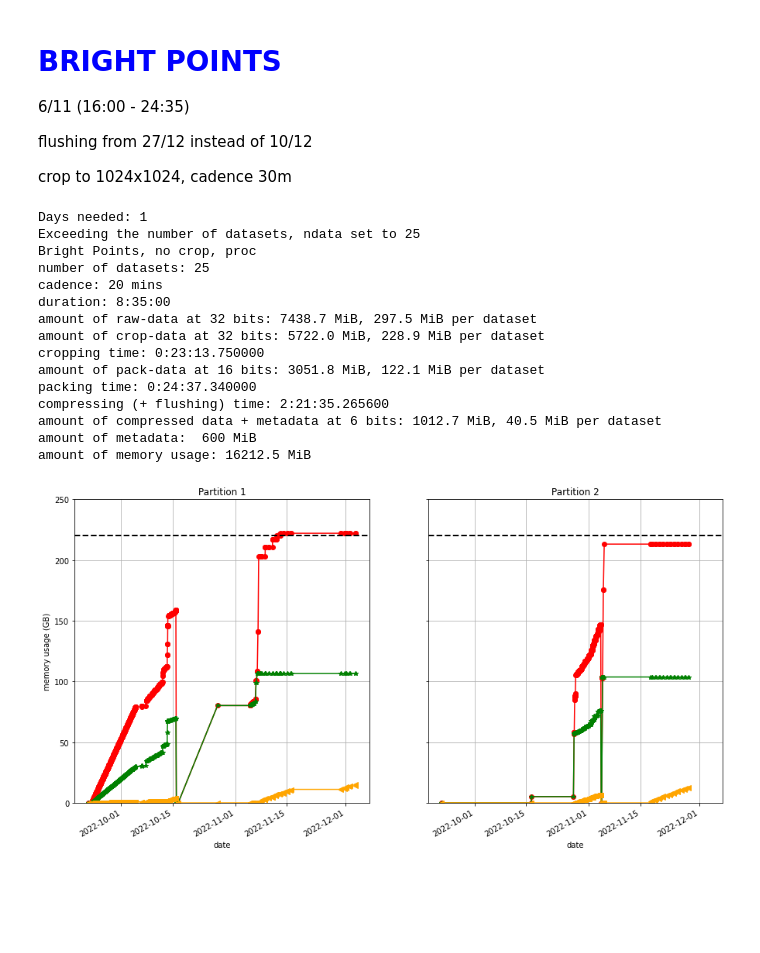
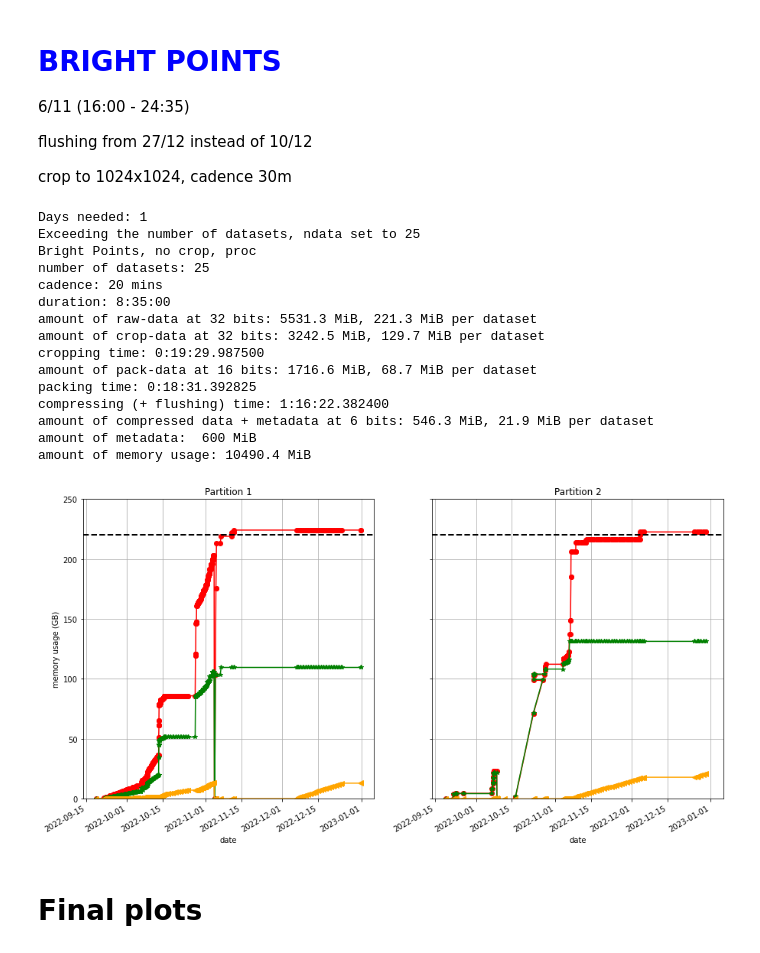
Before and after one commit to dcalc/PHI_TMtool, a Jupyter notebook: NMP1_RSW456_new.ipynb, the cells around one changed output. Cells and saved outputs as stored; diff of their text form; code cells hidden in the pictures; blank space fills up the shorter version.

```diff
--- a/NMP1_RSW456_new.ipynb
+++ b/NMP1_RSW456_new.ipynb
@@ -192 +276,5 @@ TF = 0 # time for flushing
+# %%
+PHI = PHI_MEMORY(DT(2022,9,19,0,0,0))
+
+max_flush = 700
 # %% [markdown]
@@ -816,10 +1012,10 @@ crop 1536x1536
 # %%
 t0 = DT.fromisoformat('2022-10-29T22:00:00')
 t1 = DT.fromisoformat('2022-10-30T00:00:00')
-i = 2
+i = 1
 crop = 1536
 
-ARH = PHI_MODE('HRT')
+ARH = PHI_MODE('FDT')
 kw = ARH.observation(t0,t1,cadence=60,shape=(2048,crop,4,6)); PHI.saving(i,**kw)
 kw = ARH.cropping(kw['end'],[crop,crop],ndata=-1,level='raw'); PHI.saving(i,**kw)
 kw = ARH.packing(kw['end'],ndata=2,level='raw.crop',); PHI.saving(i,**kw)
@@ -1008,23 +1214,20 @@ crop to 1408x1408
 # %%
 t0 = DT.fromisoformat('2022-11-06T04:30:00')
 t1 = DT.fromisoformat('2022-11-06T11:30:00')
-i = 1
+i = 2
 crop = 1408
 
-ARH = PHI_MODE('HRT')
-kw = ARH.observation(t0,t1,cadence=60,shape=(2048,crop,4,6)); PHI.saving(i,**kw)
-# kw = ARH.packing(kw['end'],ndata=-1,level='raw',); PHI.saving(i,**kw)
-# kw = ARH.compressing(kw['end'],ndata=-1,nbits=6,level='raw.pack'); PHI.saving(i,**kw)
+ARS2 = PHI_MODE('HRT')
+kw = ARS2.observation(t0,t1,cadence=60,shape=(2048,crop,4,6)); PHI.saving(i,**kw)
+# kw = ARS2.packing(kw['end'],ndata=-1,level='raw',); PHI.saving(i,**kw)
+# kw = ARS2.compressing(kw['end'],ndata=-1,nbits=6,level='raw.pack'); PHI.saving(i,**kw)
 
-kw = ARH.cropping(DT(2022,11,13,3,0,0),[crop,crop],ndata=-1,level='raw'); PHI.saving(i,**kw)
-kw = ARH.packing(DT(2022,11,13,5,0,0),ndata=-1,level='raw.crop',); PHI.saving(i,**kw)
-kw = ARH.compressing(DT(tF.year,tF.month,tF.day,17,0,0),ndata=-1,nbits=6,level='raw.pack'); PHI.saving(i,**kw)
-tF = ARH.compr.pack.end + TD(days=1)
+kw = ARS2.cropping(DT(2022,11,13,3,0,0),[crop,crop],ndata=-1,level='raw'); PHI.saving(i,**kw)
+kw = ARS2.packing(DT(2022,11,13,5,0,0),ndata=-1,level='raw.crop',); PHI.saving(i,**kw)
+kw = ARS2.compressing(DT(tF.year,tF.month,tF.day,17,0,0),ndata=-1,nbits=6,level='raw.pack'); PHI.saving(i,**kw)
+tF = ARS2.compr.pack.end + TD(days=1)
 
-TK += (ARH.raw.pack.end - ARH.raw.pack.start).total_seconds()/60/60
-TF += (ARH.compr.pack.end - ARH.compr.pack.start).total_seconds()/60/60
-
-printp(ARH,label='AR_SUSANNA 2, no crop, raw')
+printp(ARS2,label='AR_SUSANNA 2, no crop, raw')
 plot_tot(PHI,ylim=(0,250),time_ord=True)
 # %% [output]
 AR_SUSANNA 2, no crop, raw
@@ -1050,7 +1253,7 @@ flushing from 24/12 instead of 7/12
 # %%
 t0 = DT.fromisoformat('2022-11-06T11:30:00')
 # t1 = t0 + TD(minutes=175) #36 datasets
-i = 1
+i = 2
 
 CM = PHI_MODE('HRT')
 kw = CM.observation(t0,36,cadence=7,shape=(2048,2048,4,6)); PHI.saving(i,**kw)
@@ -1058,11 +1261,8 @@ kw = CM.observation(t0,36,cadence=7,shape=(2048,2048,4,6)); PHI.saving(i,**kw)
 # kw = CM.compressing(kw['end'],ndata=-1,nbits=6,level='raw.pack'); PHI.saving(i,**kw)
 
 kw = CM.packing(DT(2022,11,9,3,0,0),ndata=-1,level='raw',); PHI.saving(i,**kw)
-CM, kw = flush_many([1100,1100],72,CM,DT(tF.year,tF.month,tF.day,17,0,0),ndata=-1,nbits=6,level='raw.pack',partition=i)
+CM, kw = flush_many([max_flush,max_flush],72,CM,DT(tF.year,tF.month,tF.day,17,0,0),ndata=-1,nbits=6,level='raw.pack',partition=i)
 tF = CM.compr.pack.end + TD(days=1)
-
-TK += (CM.raw.pack.end - CM.raw.pack.start).total_seconds()/60/60
-TF += (CM.compr.pack.end - CM.compr.pack.start).total_seconds()/60/60
 
 printp(CM,label='Crazy Mosaic, 36 datasets, no crop, proc')
 plot_tot(PHI,ylim=(0,250),time_ord=True)
@@ -1091,42 +1291,41 @@ crop to 1024x1024, cadence 30m
 # %%
 t0 = DT.fromisoformat('2022-11-06T16:00:00')
 t1 = DT.fromisoformat('2022-11-07T00:35:00')
 i = 1
-crop = 1536
+crop = 1128
 
 BP = PHI_MODE('HRT')
 kw = BP.observation(t0,t1,cadence=20,shape=(2048,crop,4,6)); PHI.saving(i,**kw)
 # kw = BP.cropping(t0,[1536,1536],ndata=-1,level='raw'); PHI.saving(i,**kw)
 # kw = BP.packing(kw['end'],ndata=-1,level='raw.crop',); PHI.saving(i,**kw)
 # kw = BP.compressing(kw['end'],ndata=-1,nbits=6,level='raw.pack'); PHI.saving(i,**kw)
 
 kw = BP.cropping(DT(2022,11,11,3,0,0),[crop,crop],ndata=-1,level='raw'); PHI.saving(i,**kw)
 kw = BP.packing(DT(2022,11,12,3,0,0),ndata=-1,level='raw.crop',); PHI.saving(i,**kw)
-BP, kw = flush_many([1100,1100],18,BP,DT(tF.year,tF.month,tF.day,17,0,0),ndata=-1,nbits=6,level='raw.pack',partition=i)
+BP, kw = flush_many([max_flush,max_flush],21.9,BP,DT(tF.year,tF.month,tF.day,17,0,0),ndata=-1,nbits=6,level='raw.pack',partition=i)
 tF = ARH.compr.pack.end + TD(days=1)
-
-TK += (BP.raw.pack.end - BP.raw.pack.start).total_seconds()/60/60
-TF += (BP.compr.pack.end - BP.compr.pack.start).total_seconds()/60/60
 
 printp(BP,label='Bright Points, no crop, proc')
 plot_tot(PHI,ylim=(0,250),time_ord=True)
 # %% [output]
 Days needed: 1
 Exceeding the number of datasets, ndata set to 25
 Bright Points, no crop, proc
 number of datasets: 25
 cadence: 20 mins
 duration: 8:35:00
-amount of raw-data at 32 bits: 7438.7 MiB, 297.5 MiB per dataset
-amount of crop-data at 32 bits: 5722.0 MiB, 228.9 MiB per dataset
-cropping time: 0:23:13.750000
-amount of pack-data at 16 bits: 3051.8 MiB, 122.1 MiB per dataset
-packing time: 0:24:37.340000
-compressing (+ flushing) time: 2:21:35.265600
-amount of compressed data + metadata at 6 bits: 1012.7 MiB, 40.5 MiB per dataset
+amount of raw-data at 32 bits: 5531.3 MiB, 221.3 MiB per dataset
+amount of crop-data at 32 bits: 3242.5 MiB, 129.7 MiB per dataset
+cropping time: 0:19:29.987500
+amount of pack-data at 16 bits: 1716.6 MiB, 68.7 MiB per dataset
+packing time: 0:18:31.392825
+compressing (+ flushing) time: 1:16:22.382400
+amount of compressed data + metadata at 6 bits: 546.3 MiB, 21.9 MiB per dataset
 amount of metadata:  600 MiB
-amount of memory usage: 16212.5 MiB
+amount of memory usage: 10490.4 MiB
-[figure, old version]
+[figure, new version]
+# %% [markdown]
+# Final plots
 # %%
 final_plot(PHI,TM)
 # %% [output]
```
Also changed, not shown: parts of 51 cells of this notebook, 2 other files.
